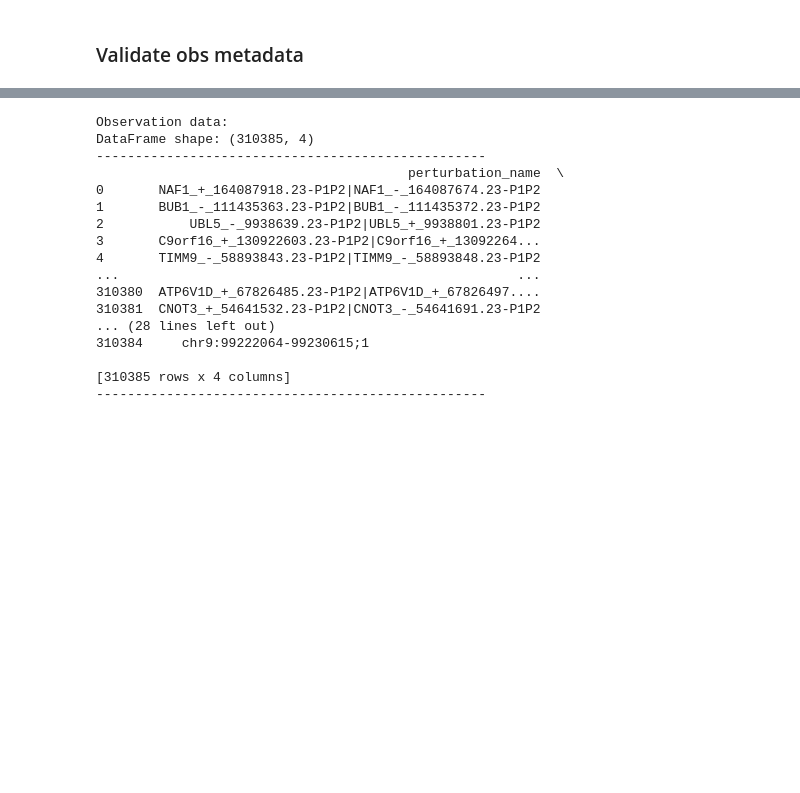
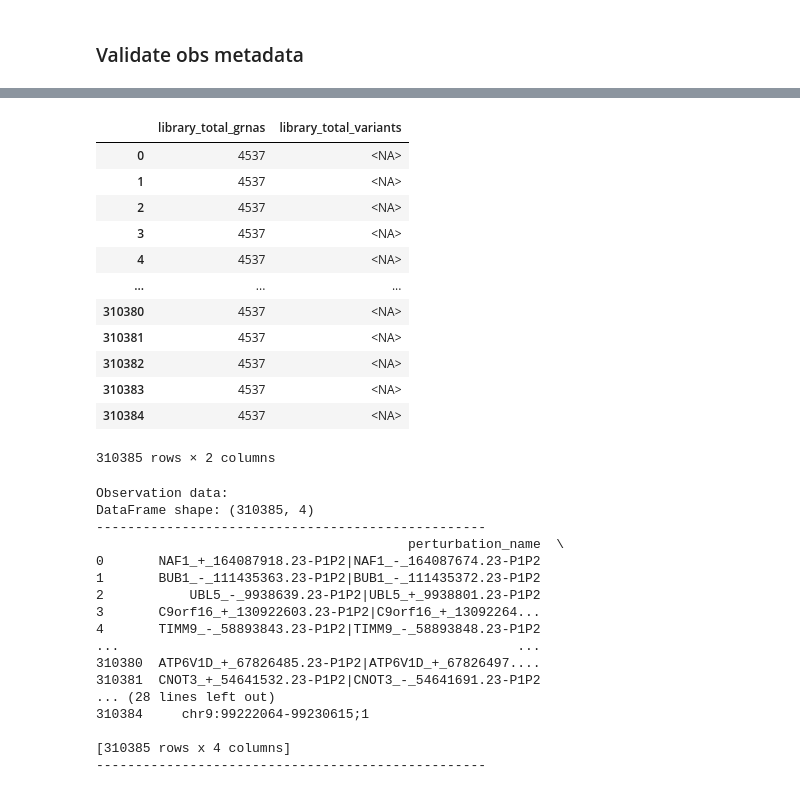
Before and after one commit to EMBL-EBI-ABC/PerturbationCatalogue, a Jupyter notebook: data_exploration/Perturbseq/curation_notebooks/replogle_2022.ipynb, the cells around one changed output, grey strips where cells are left out. Drawn from its saved outputs; the diff is of its cells as text; code cells hidden in the pictures; blank space fills up the shorter version.

```diff
--- a/data_exploration/Perturbseq/curation_notebooks/replogle_2022.ipynb
+++ b/data_exploration/Perturbseq/curation_notebooks/replogle_2022.ipynb
@@ -488,6 +470,22 @@ cur_data.validate_data(slot='obs', verbose=True)
 | 310383 | replogle_2022_k562_essential_norm... | 310384 | CRISPR screen | <NA> | <NA> | RPL5_+_93297664.23-P1P2|RPL5_-_93... | ... |
 | 310384 | replogle_2022_k562_essential_norm... | 310385 | CRISPR screen | <NA> | <NA> | SEC61B_+_101984577.23-P1P2|SEC61B... | ... |
 310385 rows × 95 columns
+# %%
+cur_data.adata.obs[['library_total_grnas', 'library_total_variants']]
+# %% [output]
+|  | library_total_grnas | library_total_variants |
+| 0 | 4537 | <NA> |
+| 1 | 4537 | <NA> |
+| 2 | 4537 | <NA> |
+| 3 | 4537 | <NA> |
+| 4 | 4537 | <NA> |
+| ... | ... | ... |
+| 310380 | 4537 | <NA> |
+| 310381 | 4537 | <NA> |
+| 310382 | 4537 | <NA> |
+| 310383 | 4537 | <NA> |
+| 310384 | 4537 | <NA> |
+310385 rows × 2 columns
 # %%
 cur_data.show_obs(['perturbation_name', 'perturbed_target_symbol', 'perturbed_target_ensg', 'perturbed_target_coord'])
 # %% [output]
```
Also changed, not shown: parts of 16 cells of this notebook.
